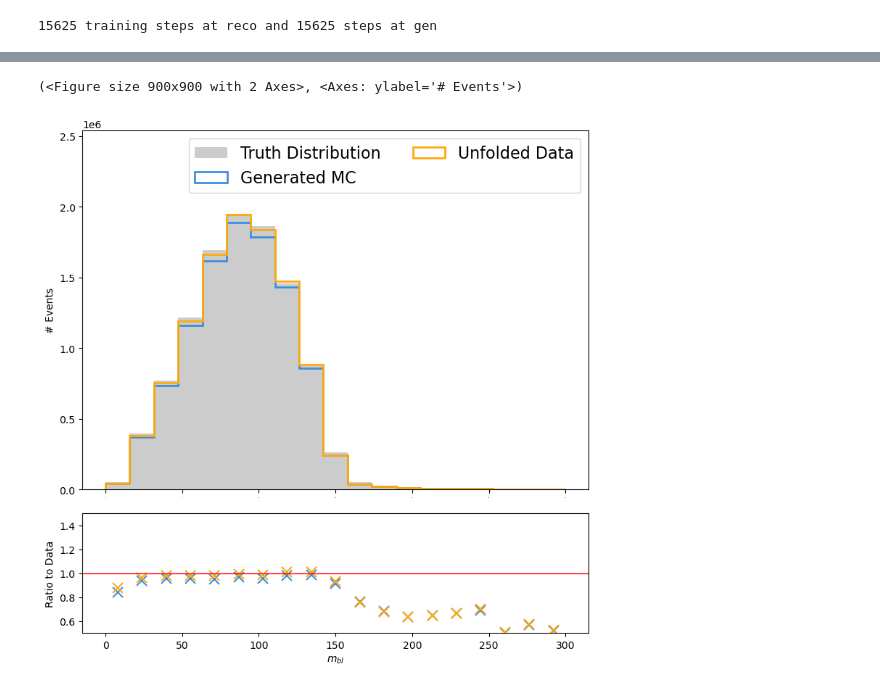
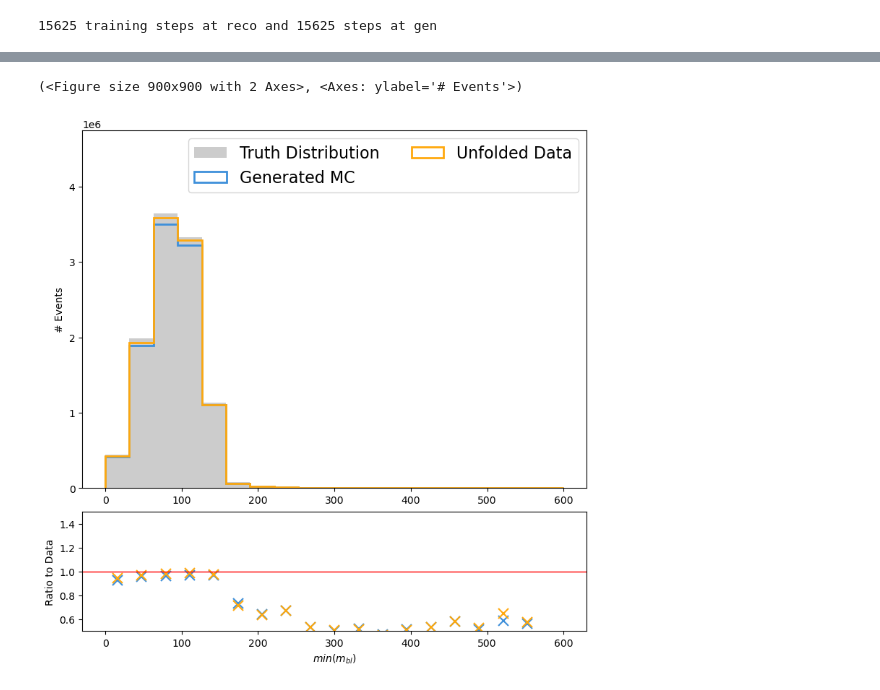
Before and after one commit to josefmurnauer/omnifold, a Jupyter notebook: closure-ttbarvsWWbb.ipynb, the cells around one changed output, grey strips where cells are left out. Cells and saved outputs as stored; diff of their text form; code cells hidden in the pictures.

Commit message:
Added plots and more iterations

```diff
--- a/closure-ttbarvsWWbb.ipynb
+++ b/closure-ttbarvsWWbb.ipynb
@@ -101,22 +64,7 @@ def MC_data_shaper(df):
 # %%
-def subset(df, n_evts, train_test=False):
-
-    random_subset = df.sample(n_evts, random_state=42)
-    subset_fraction = n_evts / len(df)
-    random_subset["eventWeight"] = random_subset['eventWeight'] / subset_fraction # Normalize
-
-    if train_test:
-        remaining_df = df.drop(random_subset.index)
-        second_subset = remaining_df.sample(n_evts, random_state = 99)
-        second_subset['eventWeight'] = second_subset['eventWeight'] / subset_fraction
-
-        return random_subset, second_subset
-
-    return random_subset
-
 pythia_train, pythia_test = subset(pythia_df, 1_000_000, train_test=True)
 herwig_subset = subset(herwig_df, 1_000_000, train_test=False)
 
-pythia_reco_train, pythia_truth_train = MC_data_shaper(pythia_train)
-pythia_reco_test, pythia_truth_test = MC_data_shaper(pythia_test)
-herwig_reco, herwig_truth = MC_data_shaper(herwig_subset)
+pythia_reco_train, pythia_truth_train = np.concatenate([MC_data_shaper(pythia_train)[0], pairwise(MC_data_shaper(pythia_train)[0])], axis=1), np.concatenate([MC_data_shaper(pythia_train)[1], pairwise(MC_data_shaper(pythia_train)[1])], axis=1)
+pythia_reco_test, pythia_truth_test = np.concatenate([MC_data_shaper(pythia_test)[0], pairwise(MC_data_shaper(pythia_test)[0])], axis=1), np.concatenate([MC_data_shaper(pythia_test)[1], pairwise(MC_data_shaper(pythia_test)[1])], axis=1)
+herwig_reco, herwig_truth = np.concatenate([MC_data_shaper(herwig_subset)[0], pairwise(MC_data_shaper(herwig_subset)[0])], axis=1), np.concatenate([MC_data_shaper(herwig_subset)[1], pairwise(MC_data_shaper(herwig_subset)[1])], axis=1)
@@ -401,14 +300,14 @@ I0000 00:00:1762254631.217902  601991 gpu_device.cc:2019] Created device /job:lo
 # %%
 omnifold = test_omnifold.MultiFold(
-    "closure_pythia_ttbarvsHerwig_WWbb-linear",
+    "closure_pythia_ttbarvsHerwig_WWbb-linear_12",
     model1, # model_reco
     model2, # model_gen
     herwig_loader, # data
     pythia_loader, # MC
     batch_size = 128,
-    niter = 3,  #Number of Iterations
+    niter = 7,  #Number of Iterations
     epochs=100,
-    weights_folder = '/scratch/mjosef/Unfolding/omnifold/weights_pythia_ttbarvsHerwig_WWbb',
+    weights_folder = '/scratch/mjosef/Unfolding/omnifold/weights_pythia_ttbarvsHerwig_WWbb_12',
     verbose = True,
     early_stop=5,
     lr = 5e-6,
@@ -460,11 +359,10 @@ np.save("/scratch/mjosef/Unfolding/omnifold/weights_pythia_ttbarvsHerwig_WWbb/un
 #unfolded_weights = np.load("/scratch/mjosef/Unfolding/omnifold/weights_pythia_ttbarvsHerwig_WWbb/unfolded_weights-linear.npy")
 # %%
 import pickle
-import os
 # Set these to your parameters
-weights_folder = '/scratch/mjosef/Unfolding/omnifold/weights_pythia_ttbarvsHerwig_WWbb'
-name = "closure_pythia_ttbarvsHerwig_WWbb-linear"
-niter = 3
+weights_folder = '/scratch/mjosef/Unfolding/omnifold/weights_pythia_ttbarvsHerwig_WWbb_12'
+name = "closure_pythia_ttbarvsHerwig_WWbb-linear_12"
+niter = 7
 n_ensemble = 1
 # Loop over iterations and steps
 for iteration in range(niter):
@@ -789,24 +641,24 @@ def dR2b(array):
 # %%
 data_dict_mbl = {
         'Truth Distribution': min_mbl(herwig_truth),
         'Generated MC': min_mbl(pythia_truth_test),
         'Unfolded Data': min_mbl(pythia_truth_test),
     }
 weight_dict_mbl = {
         'Truth Distribution': herwig_subset['eventWeight']*herwig_subset['pass_particle'],
         'Generated MC': pythia_test['eventWeight']*pythia_test['pass_particle'],
         'Unfolded Data': (unfolded_weights * pythia_test['eventWeight'])*pythia_test['pass_particle'],
     }
 
-utils.HistRoutine(
+HistRoutine(
         data_dict_mbl,
-        f"$m_{{bl}}$",
+        f"$min(m_{{bl}})$",
         ylabel="# Events",
         reference_name='Truth Distribution',
         weights=weight_dict_mbl,
         plot_ratio=True,
-        binning=np.linspace(0,300, 20),
+        binning=np.linspace(0,600, 20),
     )
 # %% [output]
 (<Figure size 900x900 with 2 Axes>, <Axes: ylabel='# Events'>)
-[figure, old version]
+[figure, new version]
```
Also changed, not shown: parts of 21 cells of this notebook.
